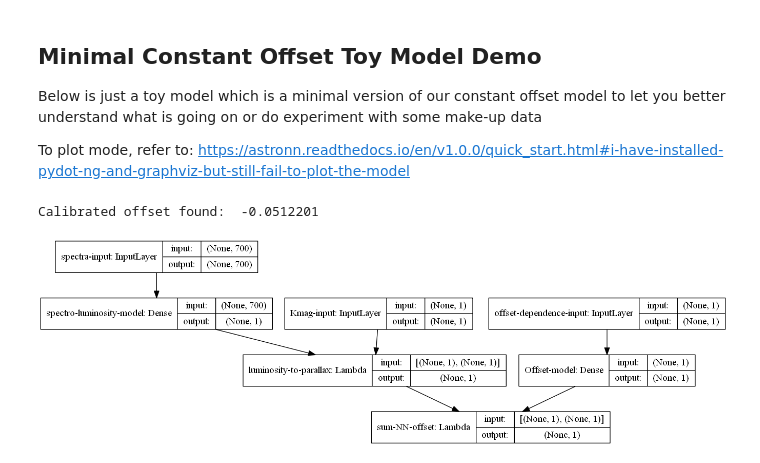
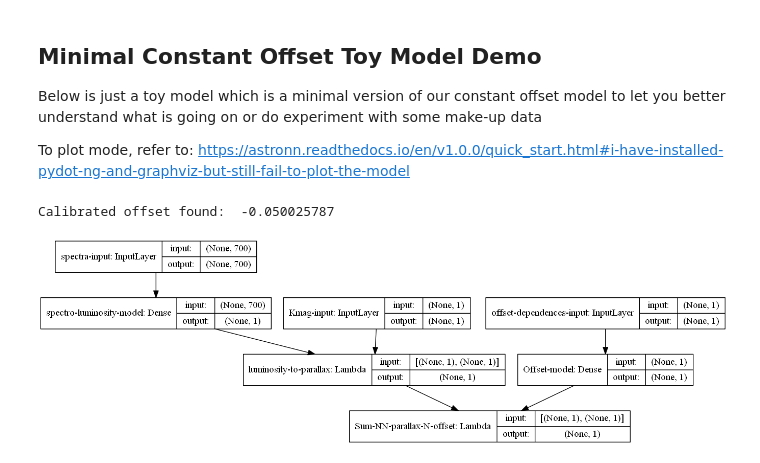
Before and after one commit to henrysky/astroNN_gaia_dr2_paper, a Jupyter notebook: Training.ipynb, the cells around one changed output. Cells and saved outputs as stored; diff of their text form; code cells hidden in the pictures.

```diff
--- a/Training.ipynb
+++ b/Training.ipynb
@@ -167,7 +167,6 @@ Below is just a toy model which is a minimal version of our constant offset mode
 To plot mode, refer to: https://astronn.readthedocs.io/en/v1.0.0/quick_start.html#i-have-installed-pydot-ng-and-graphviz-but-still-fail-to-plot-the-model
 # %%
 import tensorflow as tf
-import numpy as np
 from IPython.display import Image
 from astroNN.config import cpu_gpu_check
 
@@ -178,39 +177,39 @@ cpu_gpu_check()
 keras = tf.keras
 Input, Dense, Lambda, Add = keras.layers.Input, keras.layers.Dense, keras.layers.Lambda, keras.layers.Add
 Model = keras.models.Model
 plot_model = keras.utils.plot_model
 sgd = tf.train.GradientDescentOptimizer
 
 true_offset = -0.05  # "gaia parallax offset ground turth"
 
 # setup some random data
-spectra = np.random.normal(0., 0.1, (1000, 700))  # 700 pixels normalized "spectra"
-K_mag = np.random.normal(0, 0.5, 1000)  # "normalized Ks-band apperant magnitude"
-Lmin = np.log(1+np.exp(spectra[:, 100]))  # lets say luminosity is just softplus activated of the 100th spectra flux
-g_parallax = (Lmin * np.power(10, (-0.2 * K_mag))) + true_offset  # "gaia parallax"
-offset_input = np.ones(1000)  # featureless vector of 1s
+spectra = tf.random_normal((1000, 700), 0.,0.1)
+K_mag =tf.random_normal((1000, ), 10., 2.)
+Lmin = tf.log(1+tf.exp(spectra[:, 100]))  # lets say luminosity is just softplus activated of the 100th spectra flux
+g_parallax = (Lmin * tf.pow(10., (-0.2 * K_mag))) + true_offset  # "gaia parallax"
+offset_input = tf.ones((1000, ))  # featureless vector of 1s
 
 # all the input tensor
 inputs = Input(shape=(700,), name="spectra-input")
 inputs_mag = Input(shape=(1,), name="Kmag-input")
-inputs_offset = Input(shape=(1,), name="offset-dependence-input")
+inputs_offset = Input(shape=(1,), name="offset-dependences-input")
 
 # model
 luminosity = Dense(1,activation='softplus', name='spectro-luminosity-model', use_bias=False)(inputs)  # spectroscopic luminosity
 luminosity_to_parallax = Lambda(lambda mag: tf.multiply(mag[0], tf.pow(10., tf.multiply(-0.2, mag[1]))),
                                 name='luminosity-to-parallax')([luminosity, inputs_mag])  # spectroscopic luminosity to parallax with K-mag
 offset = Dense(1,activation='linear', name='Offset-model', use_bias=False)(inputs_offset)  # offset calibrated by offset calibration model
 preds =  Lambda(lambda x: tf.add(x[0], x[1]), name="Sum-NN-parallax-N-offset")([luminosity_to_parallax, offset])  # spectro-photometric parallax + offset
 model = Model(inputs=[inputs, inputs_mag, inputs_offset],outputs=preds)  # setup model
 
 sgd=sgd(learning_rate=0.01)  # setup optimizer
 model.compile(optimizer=sgd ,loss='mse',metrics=['mse'])
-model.fit([spectra, K_mag, offset_input], g_parallax, batch_size=64, epochs=60, shuffle=True, verbose=0, validation_split=0.1)
+model.fit([spectra, K_mag, offset_input], g_parallax, epochs=60, shuffle=True, verbose=0, steps_per_epoch=1000//64)
 
 print("Calibrated offset found: ", model.get_layer("Offset-model").get_weights()[0][0][0], "\n")
 
 plot_model(model, show_shapes=True, show_layer_names=True, to_file="minimal_constant_offset_model.png")
 Image(filename="minimal_constant_offset_model.png")
 # %% [output]
-Calibrated offset found:  -0.0512201
+Calibrated offset found:  -0.050025787
-[figure, old version]
+[figure, new version]
```
Also changed, not shown: 2 other files.
